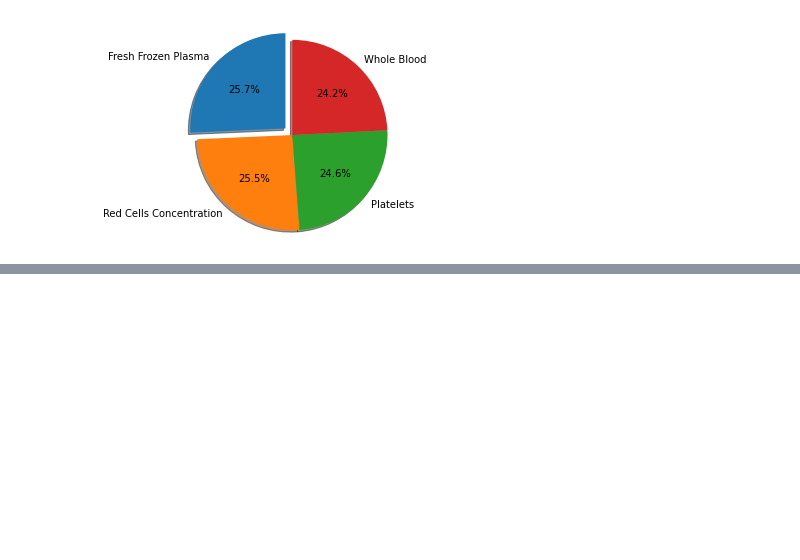
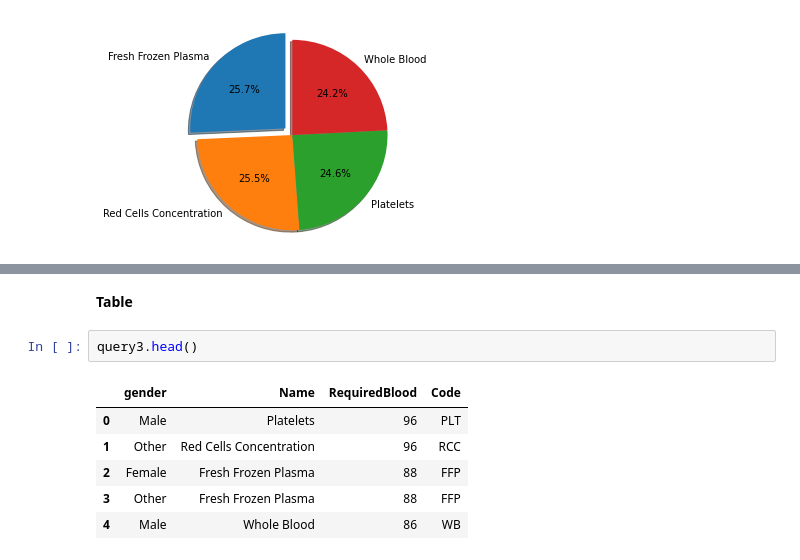
Before and after one commit to ihassanjavaid/BloodBank-Warehouse-py, a Jupyter notebook: notebooks/bloodbank_visualizations.ipynb, the cells around one changed output, grey strips where cells are left out. Saved outputs shown, nothing was run; the diff lists cells and outputs as text; blank space fills up the shorter version.

```diff
--- a/notebooks/bloodbank_visualizations.ipynb
+++ b/notebooks/bloodbank_visualizations.ipynb
@@ -56,0 +66,11 @@ plt.show()
+# %% [markdown]
+**Table**
+# %%
+query3.head()
+# %% [output]
+|  | gender | Name | RequiredBlood | Code |
+| 0 | Male | Platelets | 96 | PLT |
+| 1 | Other | Red Cells Concentration | 96 | RCC |
+| 2 | Female | Fresh Frozen Plasma | 88 | FFP |
+| 3 | Other | Fresh Frozen Plasma | 88 | FFP |
+| 4 | Male | Whole Blood | 86 | WB |
```
Also changed, not shown: parts of 4 cells of this notebook.
